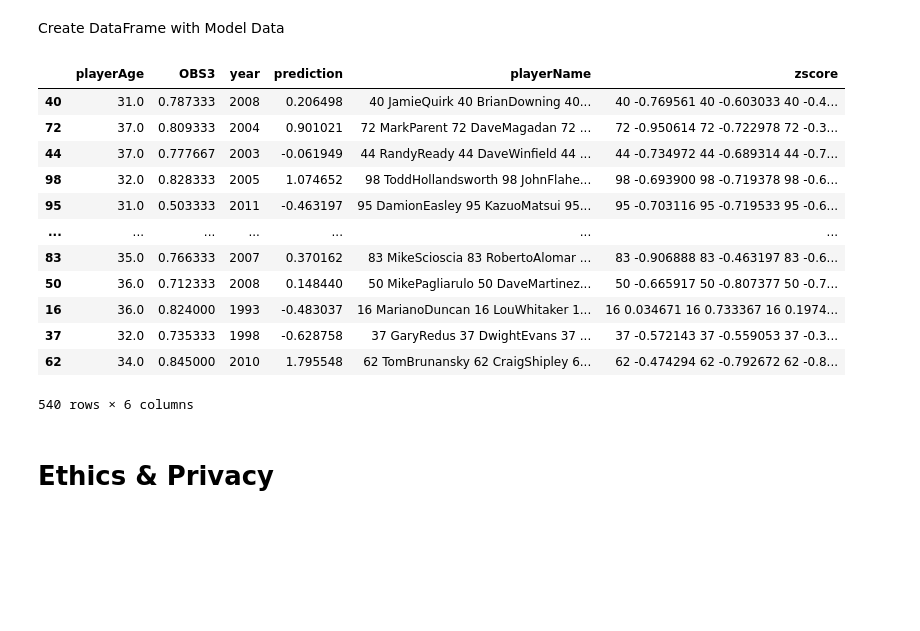
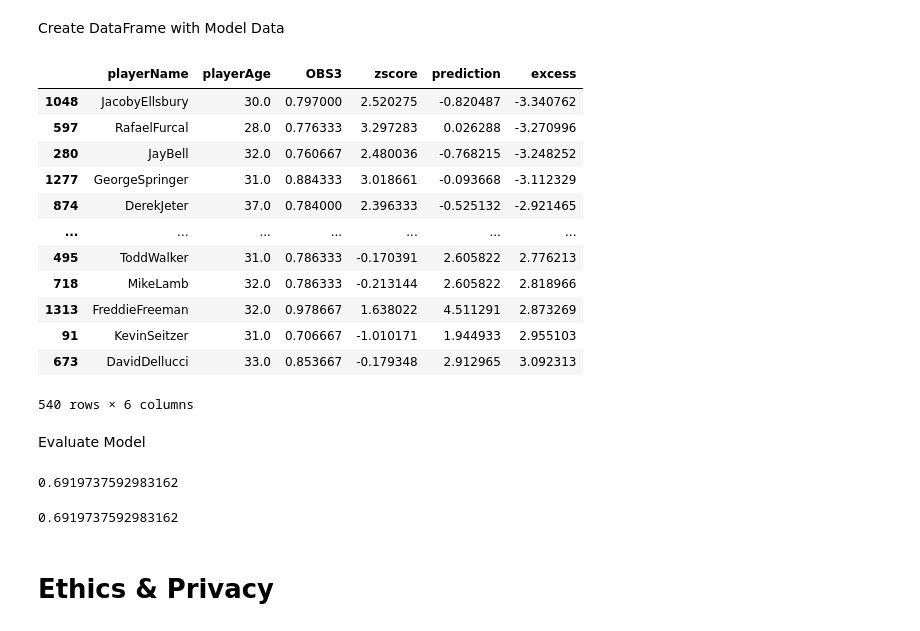
Before and after one commit to leo3friedman/baseball-salary-prediction, a Jupyter notebook: FinalProjectGroup_042-Fa22.ipynb, the cells around one changed output. Cells and saved outputs as stored; diff of their text form; code cells hidden in the pictures; blank space fills up the shorter version.

Commit message:
Upload Decision Tree ML Model and dataframe

```diff
--- a/FinalProjectGroup_042-Fa22.ipynb
+++ b/FinalProjectGroup_042-Fa22.ipynb
@@ -740,8 +738,9 @@ Build the ML model
 from sklearn.model_selection import train_test_split
 from sklearn.tree import DecisionTreeRegressor
 contracts = contracts.dropna()
+contracts = contracts.reset_index(drop=True)
 y = contracts['zscore']
-X = contracts[['playerAge', 'OBS3', 'year']]
+X = contracts[['playerAge', 'OBS3']]
 train_X, val_X, train_y, val_y = train_test_split(X, y,random_state=1, test_size=0.4)
 basic_model = DecisionTreeRegressor(random_state=1)
 basic_model.fit(train_X, train_y)
@@ -751,23 +750,37 @@ Create DataFrame with Model Data
 # %%
 mod_df = pd.DataFrame(val_X)
 mod_df['prediction'] = predictions
-mod_df['playerName']=[contracts['playerName'][index] for index in mod_df.reset_index()['index']]
-mod_df['zscore']=[contracts['zscore'][index] for index in mod_df.reset_index()['index']]
-mod_df
+mod_df['playerName'] = [contracts['playerName'][index] for index in mod_df.reset_index()['index']]
+mod_df['zscore'] = [contracts['zscore'][index] for index in mod_df.reset_index()['index']]
+mod_df = mod_df[['playerName','playerAge', 'OBS3','zscore','prediction']]
+
+mod_df['excess']= mod_df['prediction'] - mod_df['zscore']
+mod_df.sort_values(by='excess')
 # %% [output]
-|  | playerAge | OBS3 | year | prediction | playerName | zscore |
-| 40 | 31.0 | 0.787333 | 2008 | 0.206498 | 40 JamieQuirk 40 BrianDowning 40... | 40 -0.769561 40 -0.603033 40 -0.4... |
-| 72 | 37.0 | 0.809333 | 2004 | 0.901021 | 72 MarkParent 72 DaveMagadan 72 ... | 72 -0.950614 72 -0.722978 72 -0.3... |
-| 44 | 37.0 | 0.777667 | 2003 | -0.061949 | 44 RandyReady 44 DaveWinfield 44 ... | 44 -0.734972 44 -0.689314 44 -0.7... |
-| 98 | 32.0 | 0.828333 | 2005 | 1.074652 | 98 ToddHollandsworth 98 JohnFlahe... | 98 -0.693900 98 -0.719378 98 -0.6... |
-| 95 | 31.0 | 0.503333 | 2011 | -0.463197 | 95 DamionEasley 95 KazuoMatsui 95... | 95 -0.703116 95 -0.719533 95 -0.6... |
+|  | playerName | playerAge | OBS3 | zscore | prediction | excess |
+| 1048 | JacobyEllsbury | 30.0 | 0.797000 | 2.520275 | -0.820487 | -3.340762 |
+| 597 | RafaelFurcal | 28.0 | 0.776333 | 3.297283 | 0.026288 | -3.270996 |
+| 280 | JayBell | 32.0 | 0.760667 | 2.480036 | -0.768215 | -3.248252 |
+| 1277 | GeorgeSpringer | 31.0 | 0.884333 | 3.018661 | -0.093668 | -3.112329 |
+| 874 | DerekJeter | 37.0 | 0.784000 | 2.396333 | -0.525132 | -2.921465 |
 | ... | ... | ... | ... | ... | ... | ... |
-| 83 | 35.0 | 0.766333 | 2007 | 0.370162 | 83 MikeScioscia 83 RobertoAlomar ... | 83 -0.906888 83 -0.463197 83 -0.6... |
-| 50 | 36.0 | 0.712333 | 2008 | 0.148440 | 50 MikePagliarulo 50 DaveMartinez... | 50 -0.665917 50 -0.807377 50 -0.7... |
-| 16 | 36.0 | 0.824000 | 1993 | -0.483037 | 16 MarianoDuncan 16 LouWhitaker 1... | 16 0.034671 16 0.733367 16 0.1974... |
-| 37 | 32.0 | 0.735333 | 1998 | -0.628758 | 37 GaryRedus 37 DwightEvans 37 ... | 37 -0.572143 37 -0.559053 37 -0.3... |
-| 62 | 34.0 | 0.845000 | 2010 | 1.795548 | 62 TomBrunansky 62 CraigShipley 6... | 62 -0.474294 62 -0.792672 62 -0.8... |
+| 495 | ToddWalker | 31.0 | 0.786333 | -0.170391 | 2.605822 | 2.776213 |
+| 718 | MikeLamb | 32.0 | 0.786333 | -0.213144 | 2.605822 | 2.818966 |
+| 1313 | FreddieFreeman | 32.0 | 0.978667 | 1.638022 | 4.511291 | 2.873269 |
+| 91 | KevinSeitzer | 31.0 | 0.706667 | -1.010171 | 1.944933 | 2.955103 |
+| 673 | DavidDellucci | 33.0 | 0.853667 | -0.179348 | 2.912965 | 3.092313 |
 540 rows × 6 columns
+# %% [markdown]
+Evaluate Model
+# %%
+abs(mod_df['excess']).mean()
+# %% [output]
+0.6919737592983162
+# %%
+from sklearn.metrics import mean_absolute_error
+mean_absolute_error(mod_df['zscore'], mod_df['prediction'])
+# %% [output]
+0.6919737592983162
 # %% [markdown]
 # Ethics & Privacy
 # %% [markdown]
```
Also changed, not shown: parts of 2 cells of this notebook.
